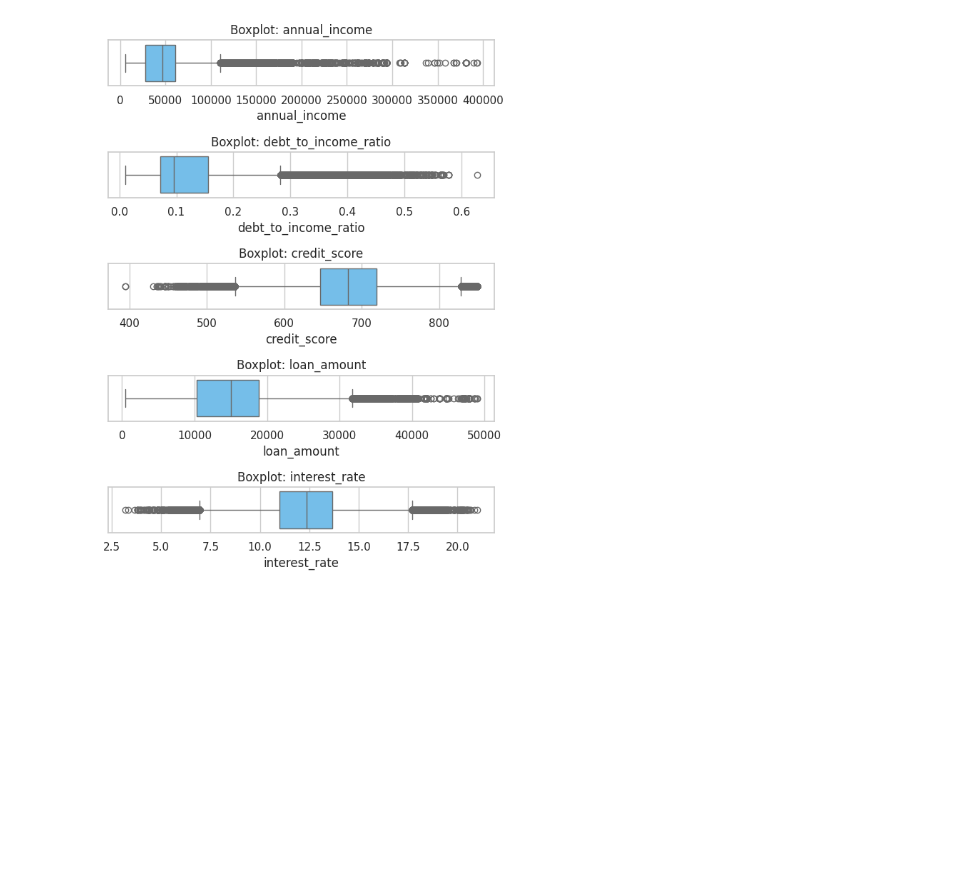
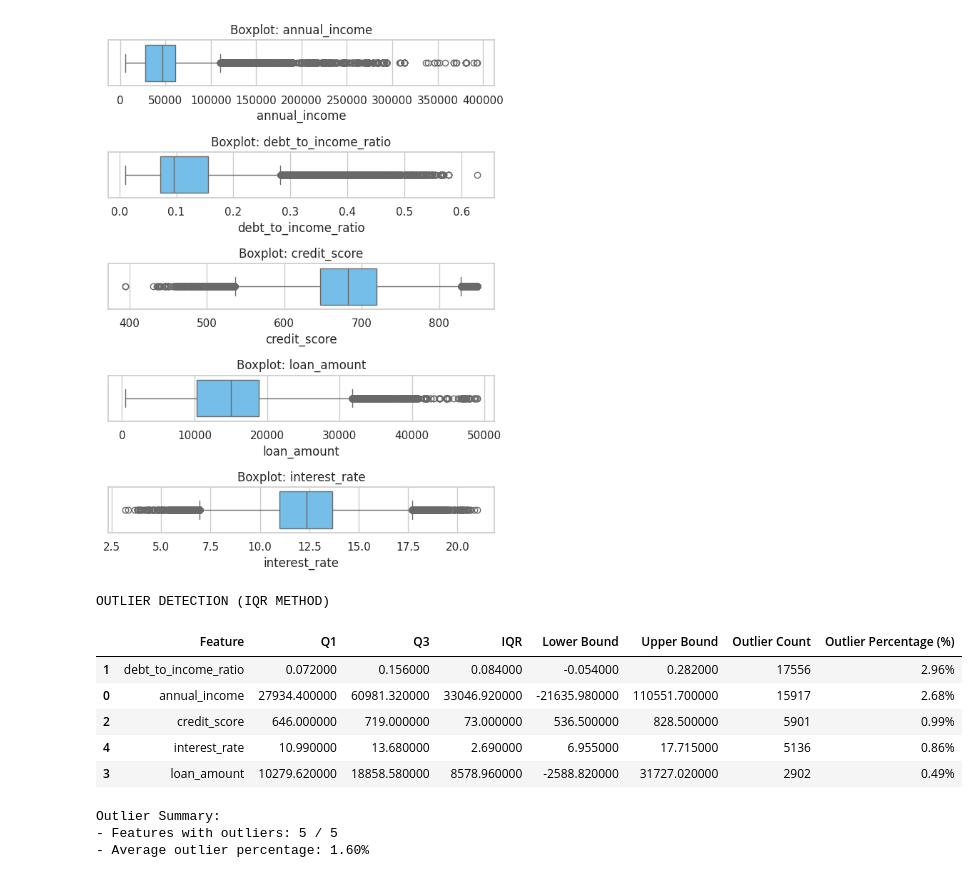
Before and after one commit to NazimKs/Predicting-Loan-Payback-Kaggle-Competition, a Jupyter notebook: predecting_load_payback_kaggle_competition.ipynb, the cells around one changed output. Saved outputs shown, nothing was run; the diff lists cells and outputs as text; code cells hidden in the pictures; blank space fills up the shorter version.

```diff
--- a/predecting_load_payback_kaggle_competition.ipynb
+++ b/predecting_load_payback_kaggle_competition.ipynb
@@ -294,3 +296,63 @@ plt.tight_layout()
 plt.show()
 # %% [output]
 [figure]
+# %%
+import pandas as pd
+
+print("OUTLIER DETECTION (IQR METHOD)")
+
+outlier_summary = []
+
+n_rows = len(train)
+
+for col in num_cols:
+    Q1 = train[col].quantile(0.25)
+    Q3 = train[col].quantile(0.75)
+    IQR = Q3 - Q1
+
+    lower_bound = Q1 - 1.5 * IQR
+    upper_bound = Q3 + 1.5 * IQR
+
+    outlier_mask = (train[col] < lower_bound) | (train[col] > upper_bound)
+    outlier_count = outlier_mask.sum()
+    outlier_pct = (outlier_count / n_rows) * 100
+
+    outlier_summary.append({
+        'Feature': col,
+        'Q1': Q1,
+        'Q3': Q3,
+        'IQR': IQR,
+        'Lower Bound': lower_bound,
+        'Upper Bound': upper_bound,
+        'Outlier Count': outlier_count,
+        'Outlier Percentage (%)': outlier_pct
+    })
+
+outlier_df = (
+    pd.DataFrame(outlier_summary)
+    .sort_values('Outlier Percentage (%)', ascending=False)
+)
+
+display(
+    outlier_df.style
+    .format({'Outlier Percentage (%)': '{:.2f}%'})
+    .background_gradient(
+        cmap='Reds',
+        subset=['Outlier Count', 'Outlier Percentage (%)']
+    )
+)
+
+print("\nOutlier Summary:")
+print(f"- Features with outliers: {(outlier_df['Outlier Count'] > 0).sum()} / {len(outlier_df)}")
+print(f"- Average outlier percentage: {outlier_df['Outlier Percentage (%)'].mean():.2f}%")
+# %% [output]
+OUTLIER DETECTION (IQR METHOD)
+|  | Feature | Q1 | Q3 | IQR | Lower Bound | Upper Bound | Outlier Count | Outlier Percentage (%) |
+| 1 | debt_to_income_ratio | 0.072000 | 0.156000 | 0.084000 | -0.054000 | 0.282000 | 17556 | 2.96% |
+| 0 | annual_income | 27934.400000 | 60981.320000 | 33046.920000 | -21635.980000 | 110551.700000 | 15917 | 2.68% |
+| 2 | credit_score | 646.000000 | 719.000000 | 73.000000 | 536.500000 | 828.500000 | 5901 | 0.99% |
+| 4 | interest_rate | 10.990000 | 13.680000 | 2.690000 | 6.955000 | 17.715000 | 5136 | 0.86% |
+| 3 | loan_amount | 10279.620000 | 18858.580000 | 8578.960000 | -2588.820000 | 31727.020000 | 2902 | 0.49% |
+Outlier Summary:
+- Features with outliers: 5 / 5
+- Average outlier percentage: 1.60%
```
Also changed, not shown: parts of 5 cells of this notebook.
